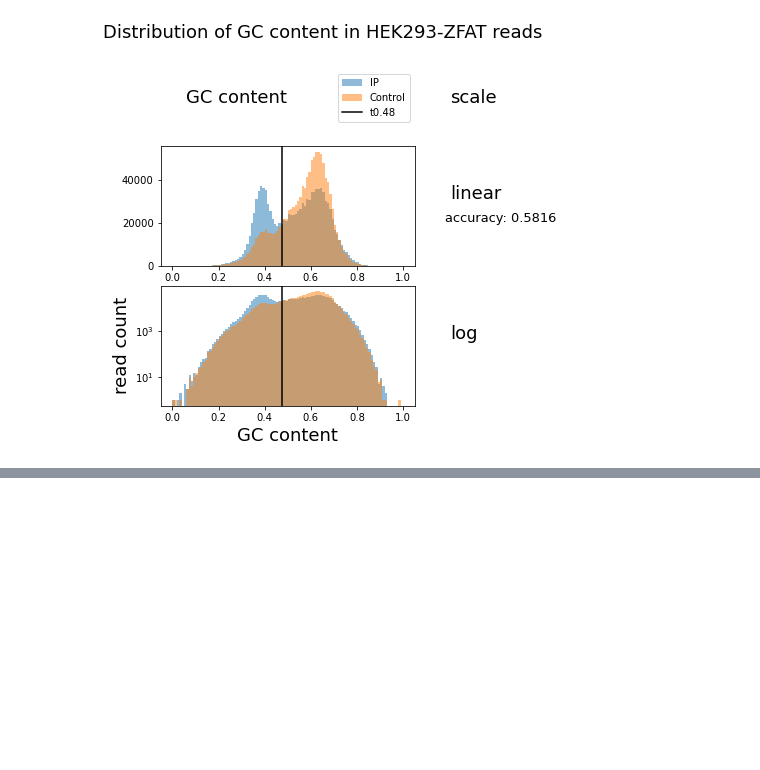
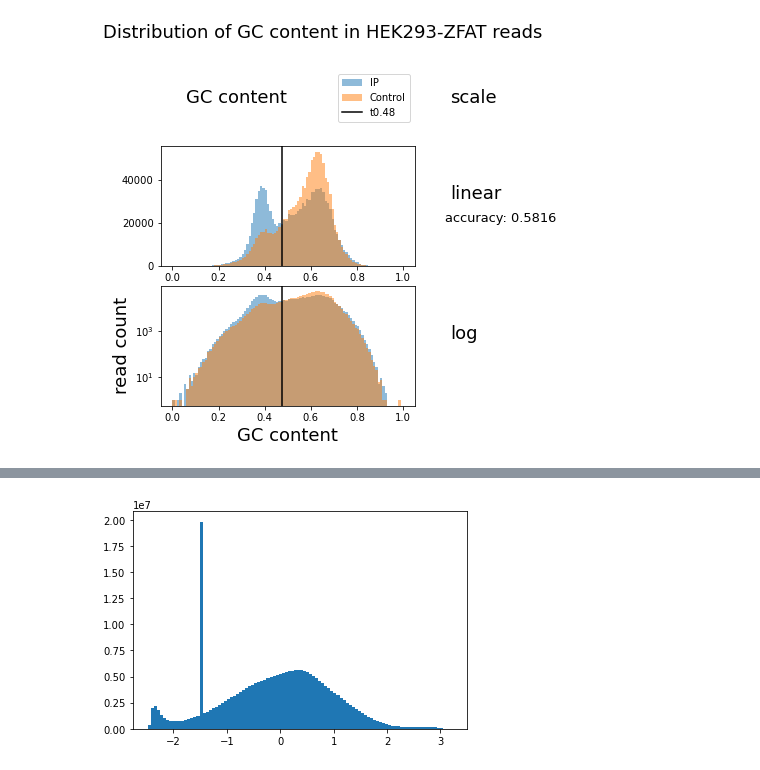
Before and after one commit to Alexwestbrook/mnhn-internship_DeepCNN_ChIP-seq, a Jupyter notebook: plot_distributions.ipynb, the cells around one changed output, grey strips where cells are left out. Drawn from its saved outputs; the diff is of its cells as text; code cells hidden in the pictures; blank space fills up the shorter version.

```diff
--- a/plot_distributions.ipynb
+++ b/plot_distributions.ipynb
@@ -576,0 +609,6 @@ IndexError: index 13 is out of bounds for axis 0 with size 13
+# %%
+plt.hist(z_score_preds, bins=100)
+plt.show()
+plt.close()
+# %% [output]
+[figure, added]
```
Also changed, not shown: parts of 13 cells of this notebook.
